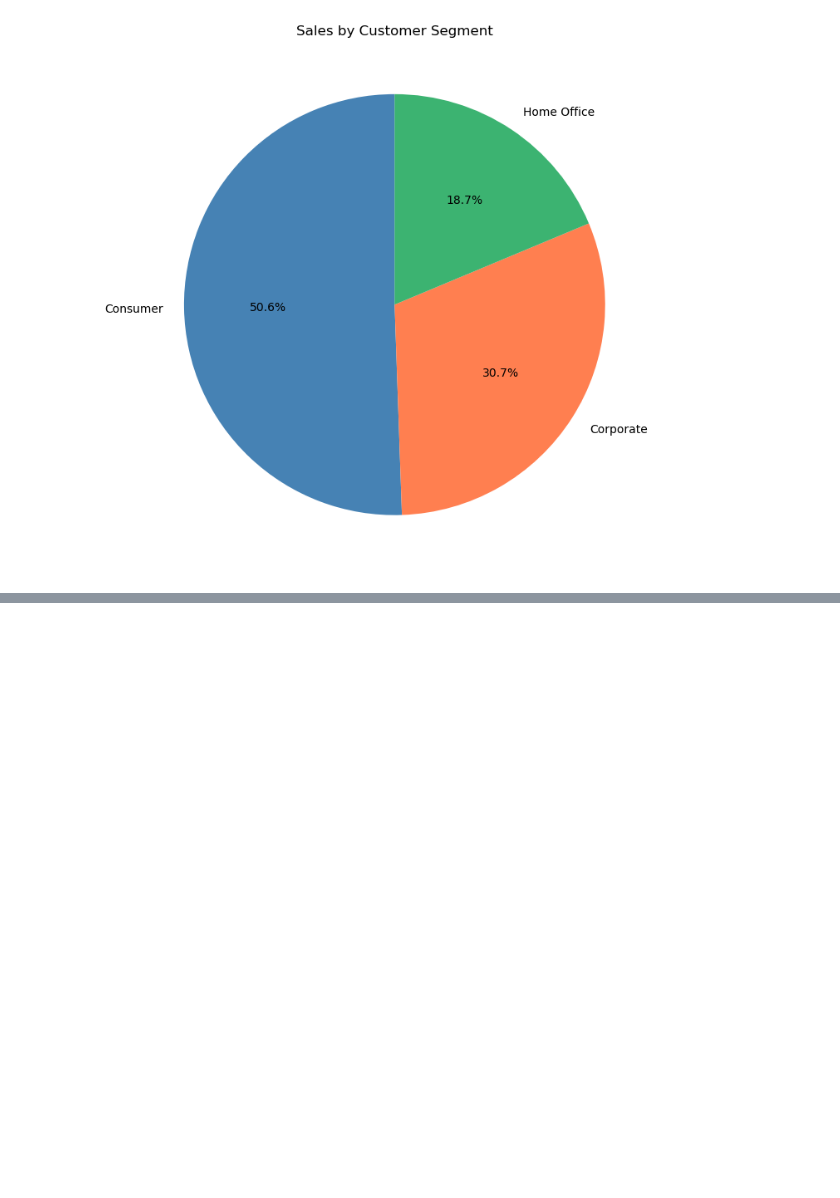
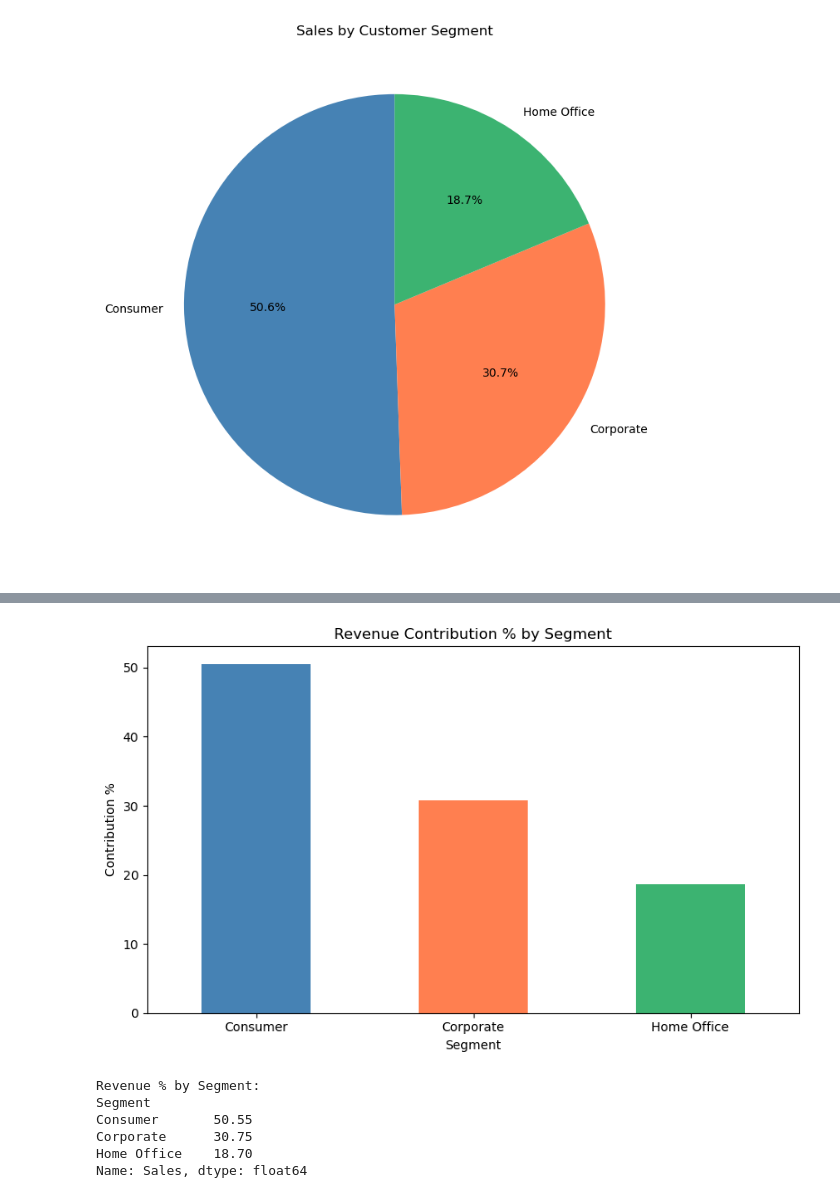
Before and after one commit to sahanaadiga05/End-to-End-Sales-Analytics-Pipeline, a Jupyter notebook: End-to-End Sales Analytics.ipynb, the cells around one changed output, grey strips where cells are left out. Saved outputs shown, nothing was run; the diff lists cells and outputs as text; code cells hidden in the pictures; blank space fills up the shorter version.

```diff
--- a/End-to-End Sales Analytics.ipynb
+++ b/End-to-End Sales Analytics.ipynb
@@ -256,0 +301,24 @@ plt.show()
+# %%
+# Revenue contribution by Segment
+seg_pct = df.groupby('Segment')['Sales'].sum()
+seg_pct_pct = (seg_pct / seg_pct.sum() * 100).round(2)
+
+plt.figure(figsize=(8,5))
+seg_pct_pct.plot(kind='bar', color=['steelblue','coral','mediumseagreen'])
+plt.title('Revenue Contribution % by Segment')
+plt.ylabel('Contribution %')
+plt.xticks(rotation=0)
+plt.tight_layout()
+plt.savefig('segment_trend.png')
+plt.show()
+
+print("Revenue % by Segment:")
+print(seg_pct_pct)
+# %% [output]
+[figure, added]
+Revenue % by Segment:
+Segment
+Consumer       50.55
+Corporate      30.75
+Home Office    18.70
+Name: Sales, dtype: float64
```
Also changed, not shown: parts of 7 cells of this notebook.
